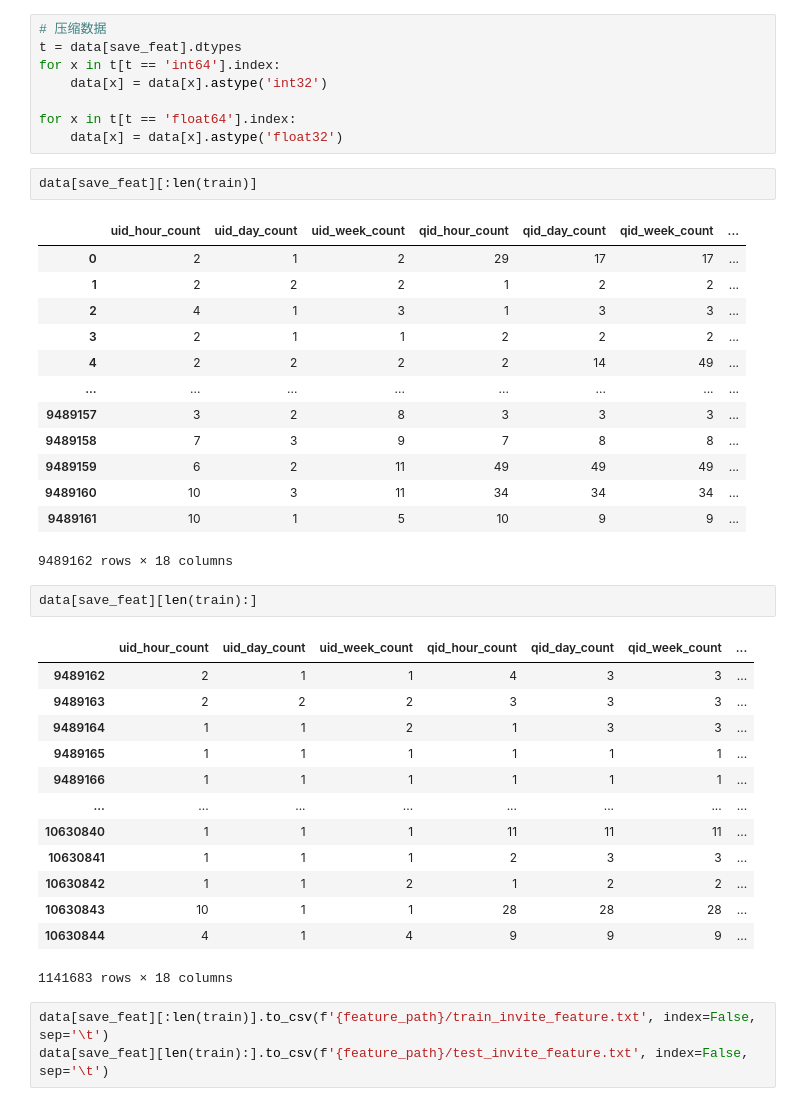
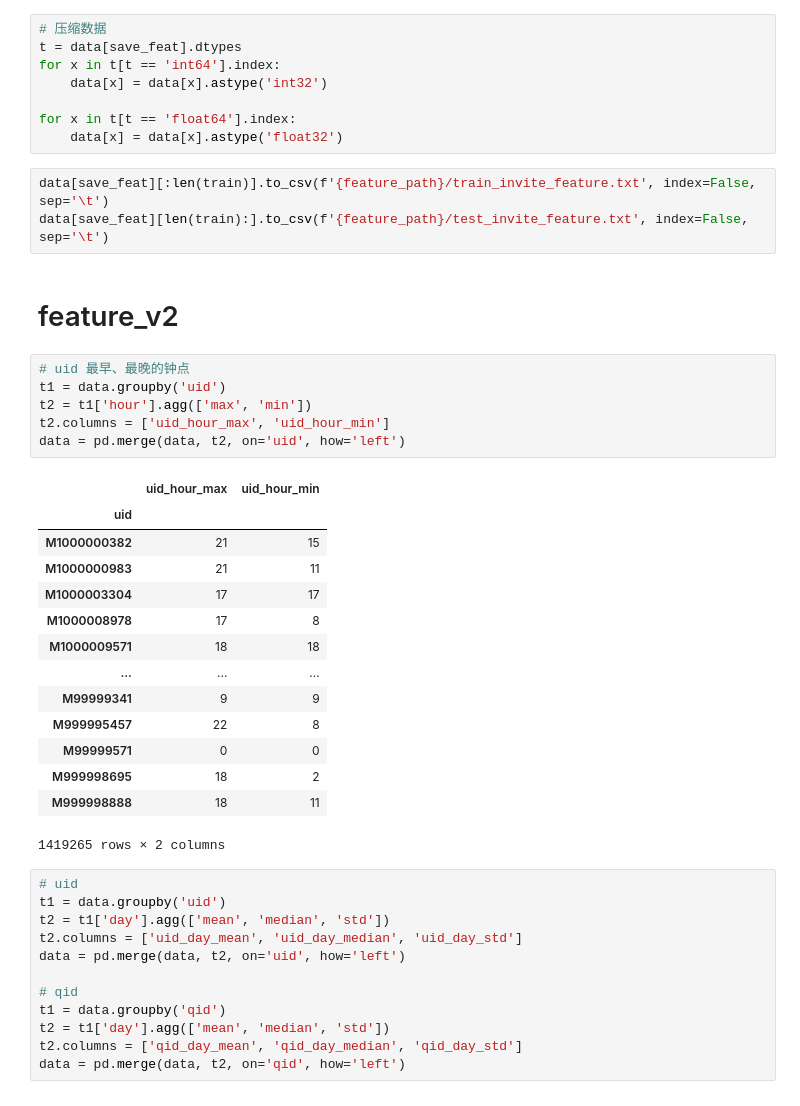
Before and after one commit to goodbyeearth/zhcup, a Jupyter notebook: invite.ipynb, the cells around one changed output. Cells and saved outputs as stored; diff of their text form.

```diff
--- a/invite.ipynb
+++ b/invite.ipynb
@@ -109,38 +115,41 @@ for x in t[t == 'int64'].index:
 
 for x in t[t == 'float64'].index:
     data[x] = data[x].astype('float32')
-# %%
-data[save_feat][:len(train)]
-# %% [output]
-|  | uid_hour_count | uid_day_count | uid_week_count | qid_hour_count | qid_day_count | qid_week_count | ... |
-| 0 | 2 | 1 | 2 | 29 | 17 | 17 | ... |
-| 1 | 2 | 2 | 2 | 1 | 2 | 2 | ... |
-| 2 | 4 | 1 | 3 | 1 | 3 | 3 | ... |
-| 3 | 2 | 1 | 1 | 2 | 2 | 2 | ... |
-| 4 | 2 | 2 | 2 | 2 | 14 | 49 | ... |
-| ... | ... | ... | ... | ... | ... | ... | ... |
-| 9489157 | 3 | 2 | 8 | 3 | 3 | 3 | ... |
-| 9489158 | 7 | 3 | 9 | 7 | 8 | 8 | ... |
-| 9489159 | 6 | 2 | 11 | 49 | 49 | 49 | ... |
-| 9489160 | 10 | 3 | 11 | 34 | 34 | 34 | ... |
-| 9489161 | 10 | 1 | 5 | 10 | 9 | 9 | ... |
-9489162 rows × 18 columns
-# %%
-data[save_feat][len(train):]
-# %% [output]
-|  | uid_hour_count | uid_day_count | uid_week_count | qid_hour_count | qid_day_count | qid_week_count | ... |
-| 9489162 | 2 | 1 | 1 | 4 | 3 | 3 | ... |
-| 9489163 | 2 | 2 | 2 | 3 | 3 | 3 | ... |
-| 9489164 | 1 | 1 | 2 | 1 | 3 | 3 | ... |
-| 9489165 | 1 | 1 | 1 | 1 | 1 | 1 | ... |
-| 9489166 | 1 | 1 | 1 | 1 | 1 | 1 | ... |
-| ... | ... | ... | ... | ... | ... | ... | ... |
-| 10630840 | 1 | 1 | 1 | 11 | 11 | 11 | ... |
-| 10630841 | 1 | 1 | 1 | 2 | 3 | 3 | ... |
-| 10630842 | 1 | 1 | 2 | 1 | 2 | 2 | ... |
-| 10630843 | 10 | 1 | 1 | 28 | 28 | 28 | ... |
-| 10630844 | 4 | 1 | 4 | 9 | 9 | 9 | ... |
-1141683 rows × 18 columns
 # %%
 data[save_feat][:len(train)].to_csv(f'{feature_path}/train_invite_feature.txt', index=False, sep='\t')
 data[save_feat][len(train):].to_csv(f'{feature_path}/test_invite_feature.txt', index=False, sep='\t')
+# %% [markdown]
+# feature_v2
+# %%
+# uid 最早、最晚的钟点
+t1 = data.groupby('uid')
+t2 = t1['hour'].agg(['max', 'min'])
+t2.columns = ['uid_hour_max', 'uid_hour_min']
+data = pd.merge(data, t2, on='uid', how='left')
+# %% [output]
+|  | uid_hour_max | uid_hour_min |
+| uid |  |  |
+| M1000000382 | 21 | 15 |
+| M1000000983 | 21 | 11 |
+| M1000003304 | 17 | 17 |
+| M1000008978 | 17 | 8 |
+| M1000009571 | 18 | 18 |
+| ... | ... | ... |
+| M99999341 | 9 | 9 |
+| M999995457 | 22 | 8 |
+| M99999571 | 0 | 0 |
+| M999998695 | 18 | 2 |
+| M999998888 | 18 | 11 |
+1419265 rows × 2 columns
+# %%
+# uid
+t1 = data.groupby('uid')
+t2 = t1['day'].agg(['mean', 'median', 'std'])
+t2.columns = ['uid_day_mean', 'uid_day_median', 'uid_day_std']
+data = pd.merge(data, t2, on='uid', how='left')
+
+# qid
+t1 = data.groupby('qid')
+t2 = t1['day'].agg(['mean', 'median', 'std'])
+t2.columns = ['qid_day_mean', 'qid_day_median', 'qid_day_std']
+data = pd.merge(data, t2, on='qid', how='left')
```
Also changed, not shown: parts of 23 cells of this notebook, 3 other files.
